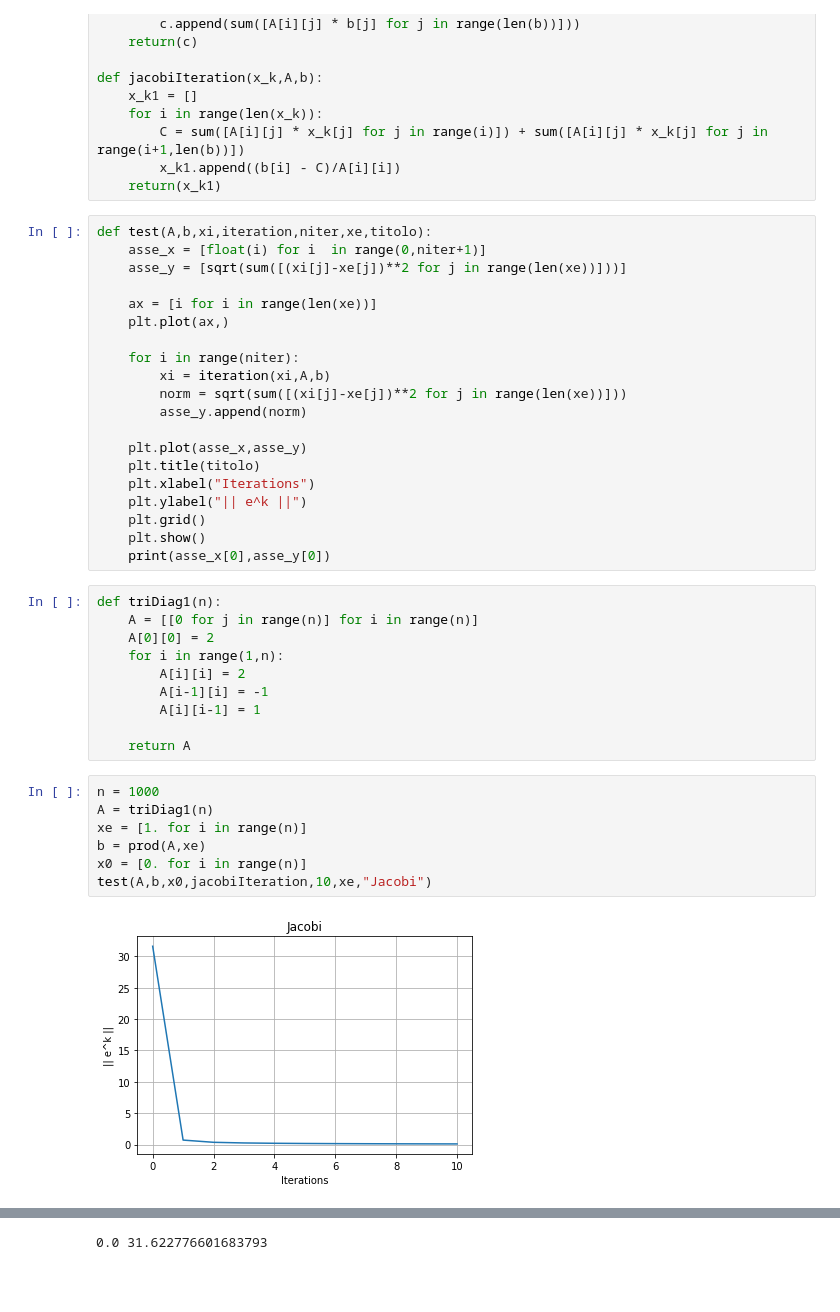
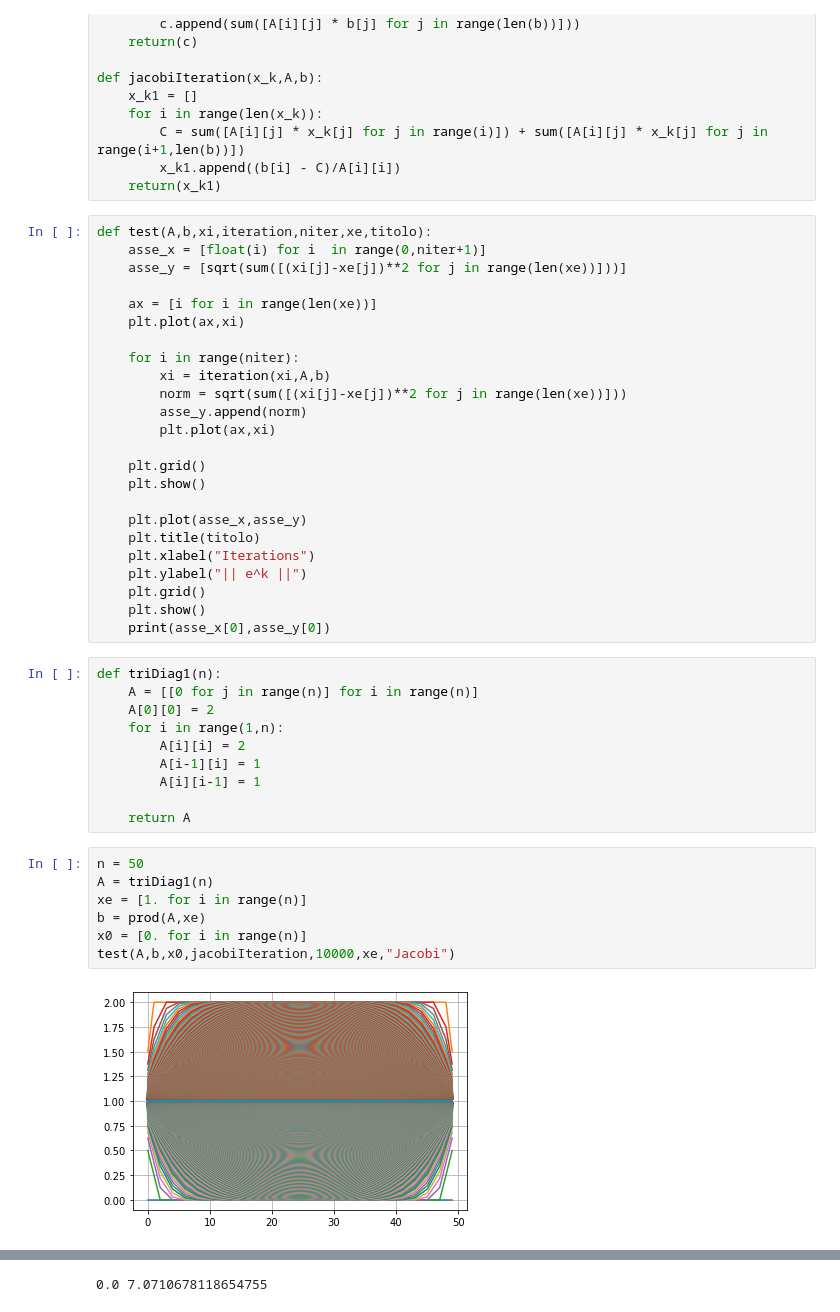
Before and after one commit to AMSC22-23/MultiGrid-Untila-Cecchettini-Capoferri, a Jupyter notebook: test_smoothers.ipynb, the cells around one changed output, grey strips where cells are left out. Saved outputs shown, nothing was run; the diff lists cells and outputs as text; blank space fills up the shorter version.

```diff
--- a/test_smoothers.ipynb
+++ b/test_smoothers.ipynb
@@ -20,12 +21,16 @@ def test(A,b,xi,iteration,niter,xe,titolo):
     asse_y = [sqrt(sum([(xi[j]-xe[j])**2 for j in range(len(xe))]))]
 
     ax = [i for i in range(len(xe))]
-    plt.plot(ax,)
+    plt.plot(ax,xi)
 
     for i in range(niter):
         xi = iteration(xi,A,b)
         norm = sqrt(sum([(xi[j]-xe[j])**2 for j in range(len(xe))]))
         asse_y.append(norm)
+        plt.plot(ax,xi)
+
+    plt.grid()
+    plt.show()
 
     plt.plot(asse_x,asse_y)
     plt.title(titolo)
@@ -40,16 +45,16 @@ def triDiag1(n):
     A[0][0] = 2
     for i in range(1,n):
         A[i][i] = 2
-        A[i-1][i] = -1
+        A[i-1][i] = 1
         A[i][i-1] = 1
 
     return A
 # %%
-n = 1000
+n = 50
 A = triDiag1(n)
 xe = [1. for i in range(n)]
 b = prod(A,xe)
 x0 = [0. for i in range(n)]
-test(A,b,x0,jacobiIteration,10,xe,"Jacobi")
+test(A,b,x0,jacobiIteration,10000,xe,"Jacobi")
 # %% [output]
-[figure, old version]
+[figure, new version]
@@ -56 +62 @@ test(A,b,x0,jacobiIteration,10,xe,"Jacobi")
-0.0 31.622776601683793
+0.0 7.0710678118654755
```
Also changed, not shown: parts of 2 cells of this notebook.
